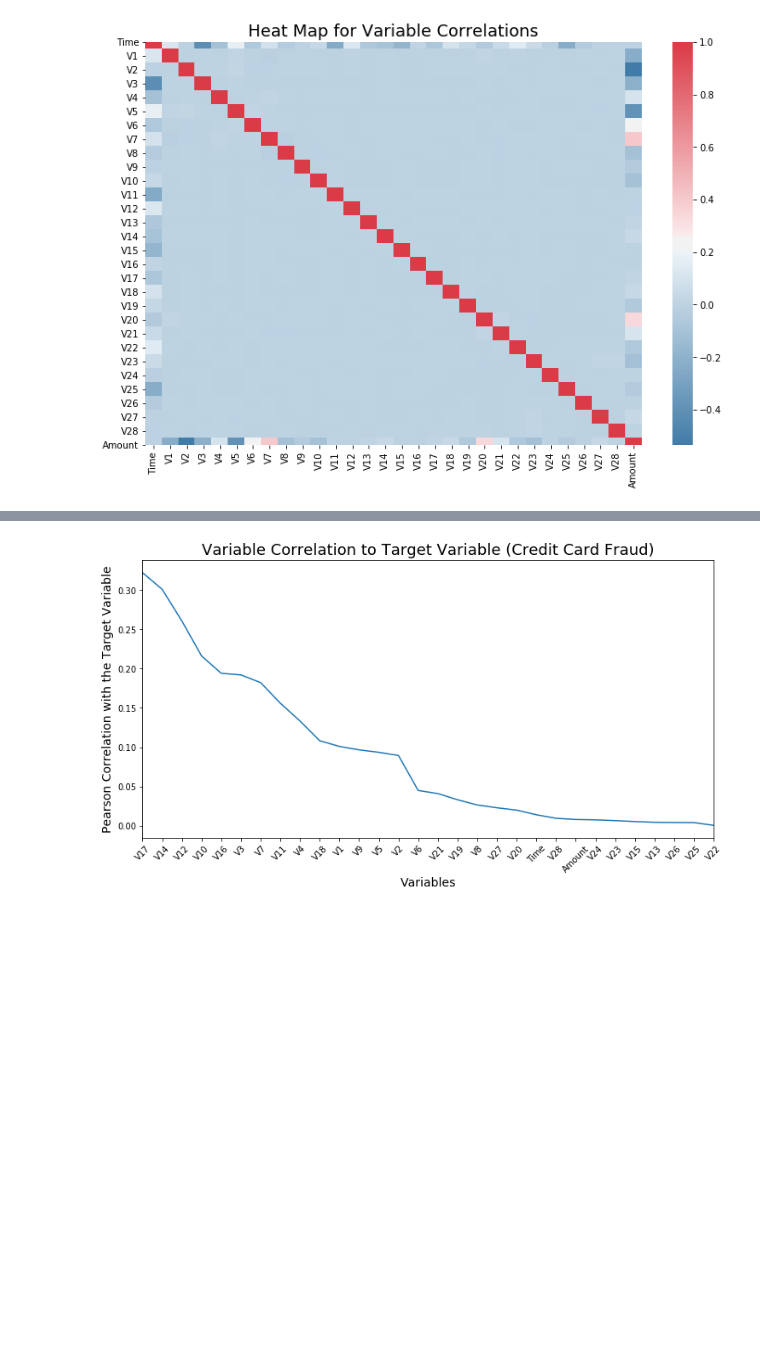
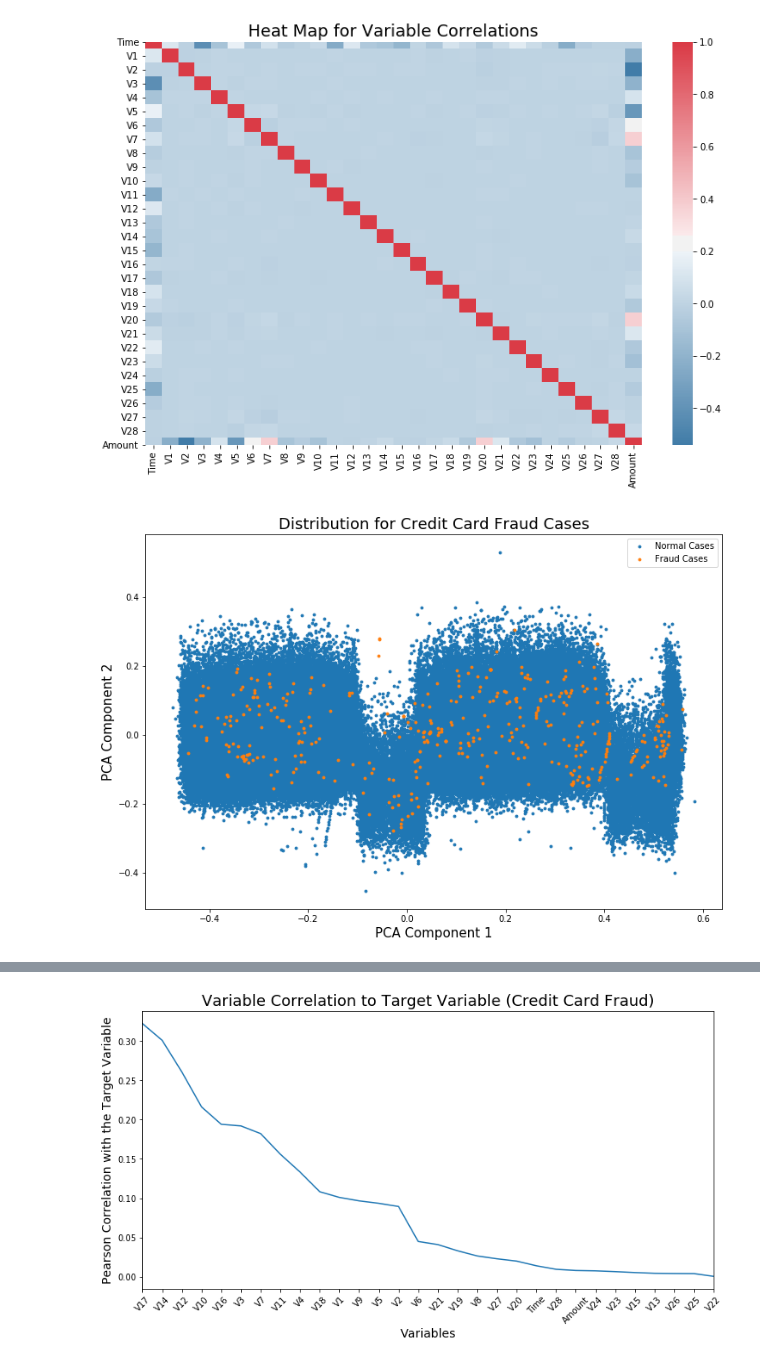
Before and after one commit to HaoxuanXu/credit_card_fraud_detection, a Jupyter notebook: Credit_Card_Fraud_Detection_Classical_Models.ipynb, the cells around one changed output, grey strips where cells are left out. Drawn from its saved outputs; the diff is of its cells as text; code cells hidden in the pictures; blank space fills up the shorter version.

Commit message:
making scatter plots

```diff
--- a/Credit_Card_Fraud_Detection_Classical_Models.ipynb
+++ b/Credit_Card_Fraud_Detection_Classical_Models.ipynb
@@ -72,4 +74,8 @@ y_test.value_counts()/len(y_test)
 Name: Class, dtype: float64
+# %%
+# set the index of y_train and y_test to have them match with X_train_scaled and X_test_scaled
+y_train.index = X_train_scaled.index
+y_test.index = X_test_scaled.index
 # %%
 plt.subplots(figsize=(12,8))
 cmap = sns.diverging_palette(240, 10, as_cmap=True)
@@ -78,3 +84,26 @@ plt.title("Heat Map for Variable Correlations", size = 18)
 plt.show()
 # %% [output]
 [figure]
+# %%
+# Let's graph the clustering structure of the datapoints
+# Because there are around 30 variables, I will use PCA to reduce dimensionality first before graphing it
+pca = PCA(n_components=2, random_state=0)
+X_train_pca = pca.fit_transform(X_train_scaled)
+X_test_pca = pca.transform(X_test_scaled)
+positive_case_index_train = y_train[y_train==1].index
+negative_case_index_train = y_train[y_train==0].index
+positive_case_index_test = y_test[y_test==1].index
+negative_case_index_test = y_test[y_test==0].index
+# %%
+plt.subplots(figsize=(12,8))
+plt.scatter(x = pd.DataFrame(X_train_pca[negative_case_index_train]).iloc[:,0],
+            y = pd.DataFrame(X_train_pca[negative_case_index_train]).iloc[:,1], label = "Normal Cases", s=8)
+plt.scatter(x = pd.DataFrame(X_train_pca[positive_case_index_train]).iloc[:,0],
+            y = pd.DataFrame(X_train_pca[positive_case_index_train]).iloc[:,1], label = "Fraud Cases", s=8)
+plt.legend()
+plt.xlabel("PCA Component 1", size = 15)
+plt.ylabel("PCA Component 2", size = 15)
+plt.title("Distribution for Credit Card Fraud Cases", size = 18)
+plt.show()
+# %% [output]
+[figure, added]
```
Also changed, not shown: parts of 9 cells of this notebook.
